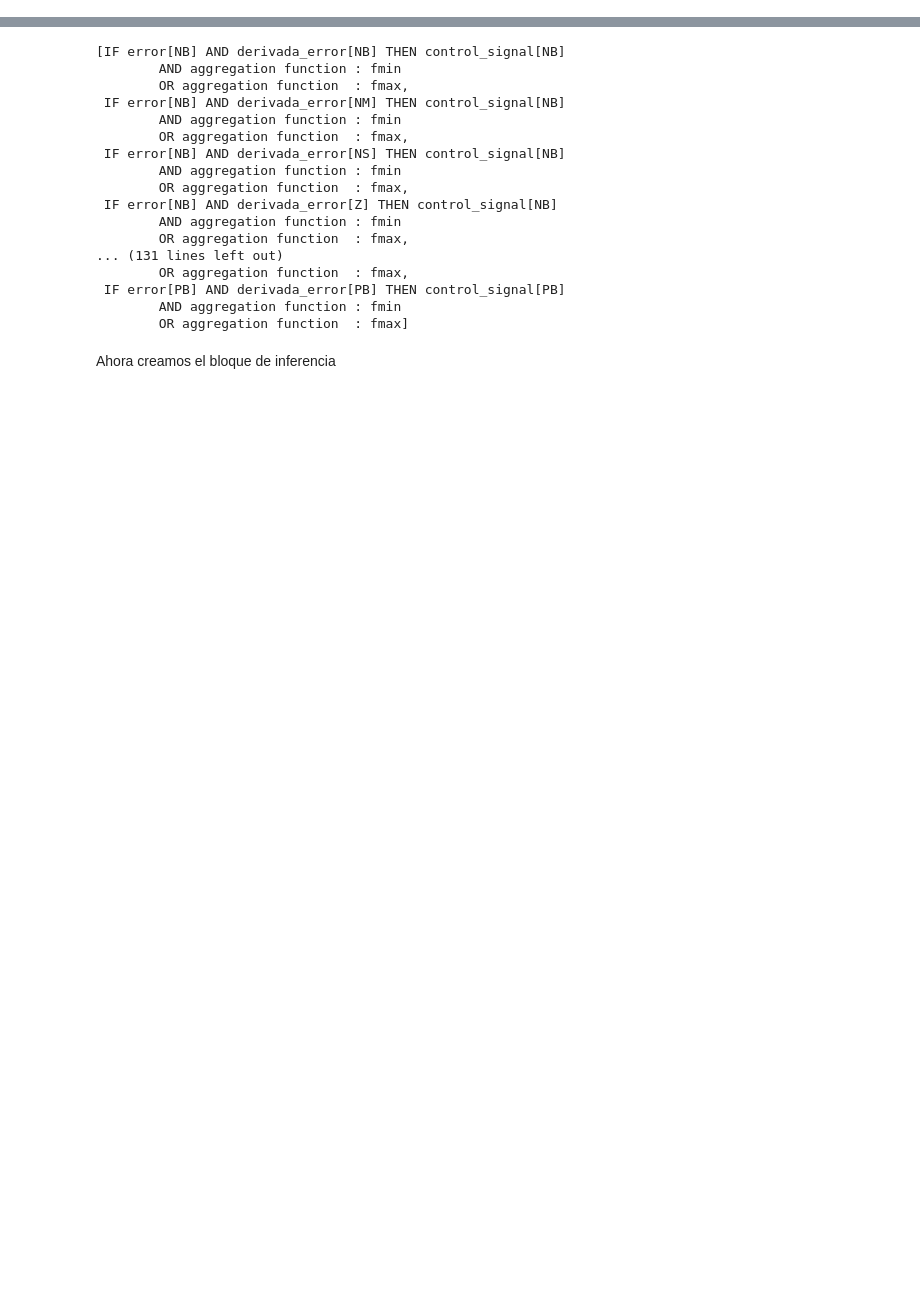
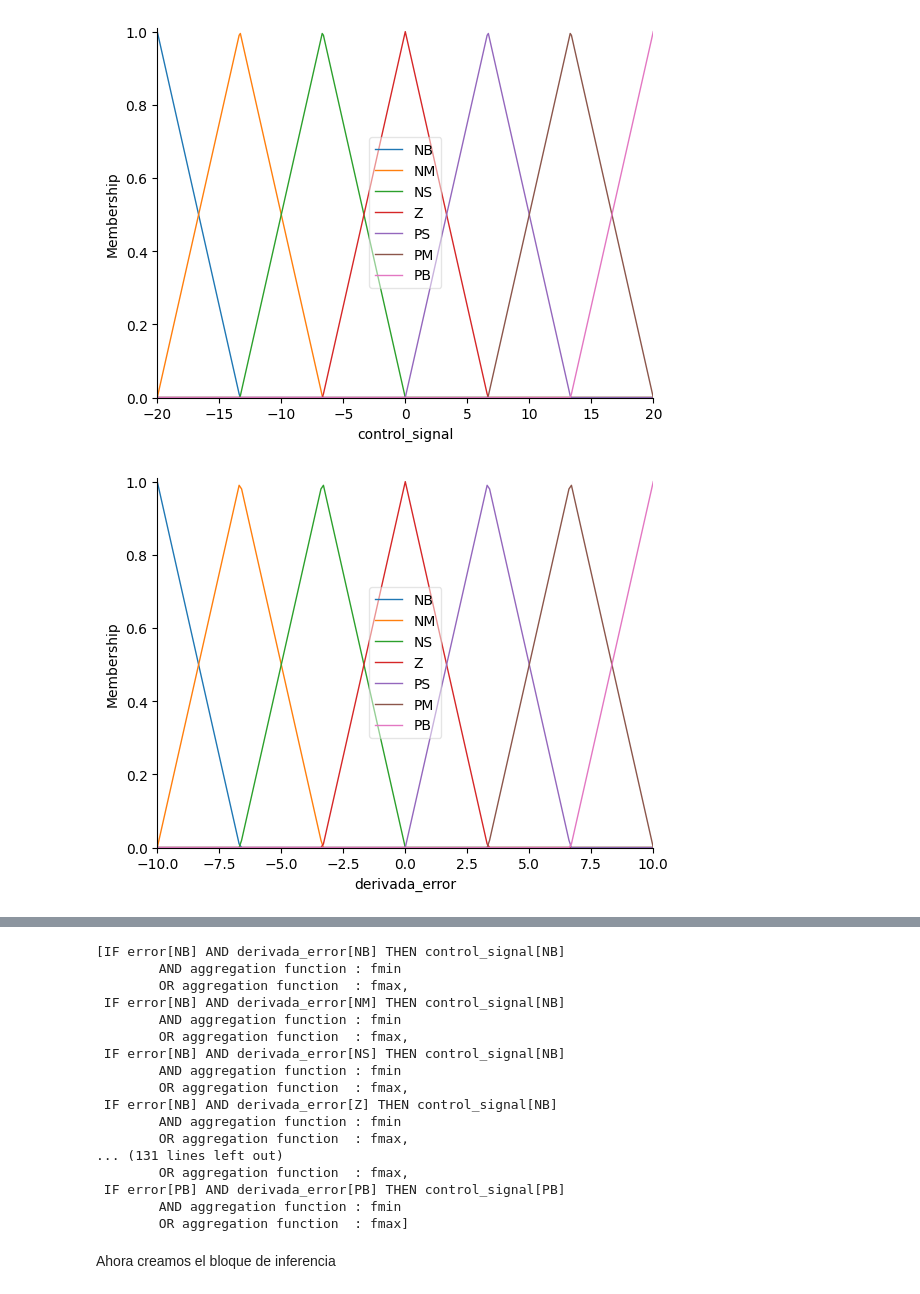
Before and after one commit to Esteb37/fuzzy-control, a Jupyter notebook: FuzzyPI.ipynb, the cells around one changed output, grey strips where cells are left out. Drawn from its saved outputs; the diff is of its cells as text; code cells hidden in the pictures; blank space fills up the shorter version.

```diff
--- a/FuzzyPI.ipynb
+++ b/FuzzyPI.ipynb
@@ -24,0 +92,13 @@ control_signal.view()
+# %%
+# Auto-membership function population is possible with .automf(3, 5, or 7)
+antcds = ['NB', 'NM', 'NS', 'Z', 'PS', 'PM', 'PB']
+error.automf(7, names=antcds)
+derivative_of_error.automf(7, names=antcds)
+control_signal.automf(7, names=antcds)
+
+control_signal.view()
+derivative_of_error.view()
+error.view()
+# %% [output]
+[figure, added]
+[figure, added]
```
Also changed, not shown: parts of 21 cells of this notebook, 7 other files.
